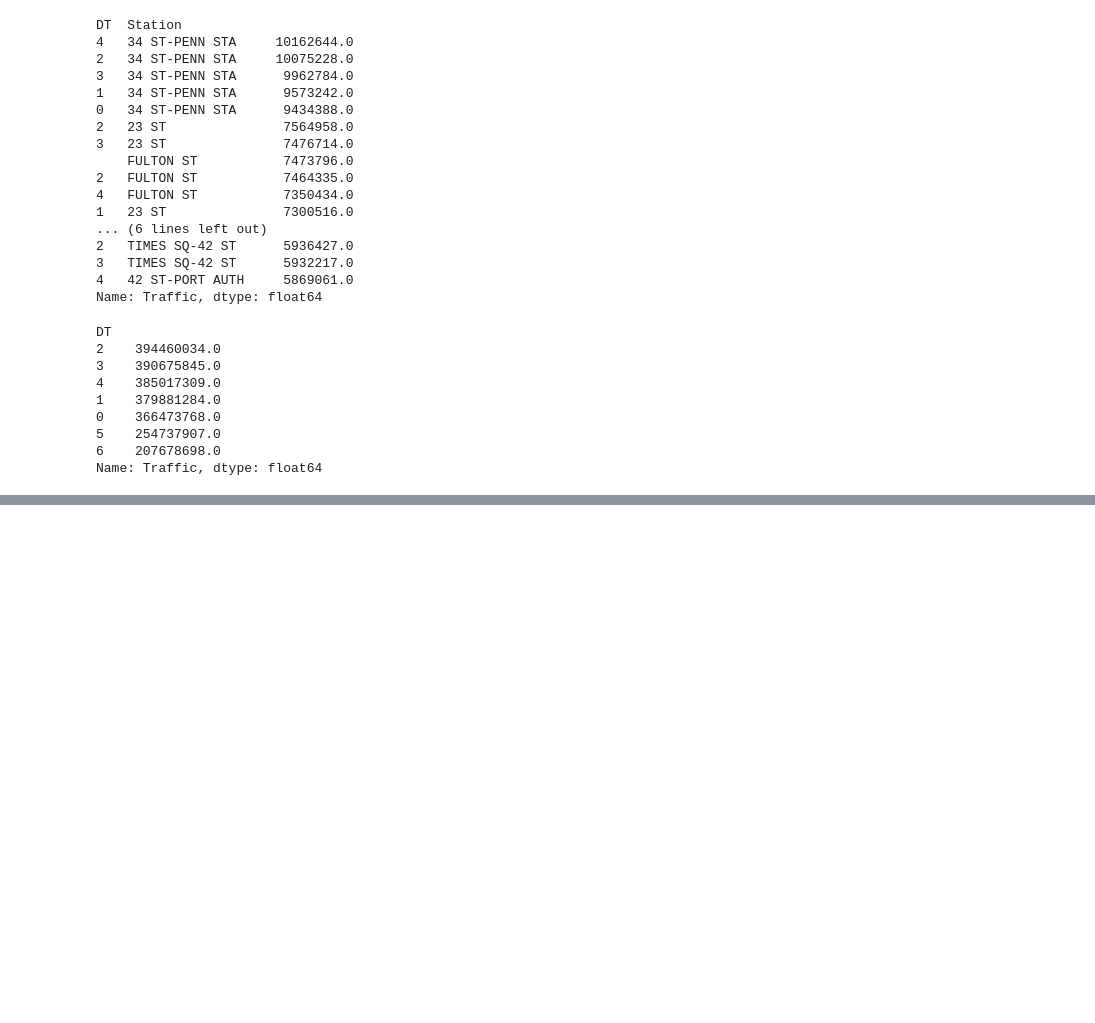
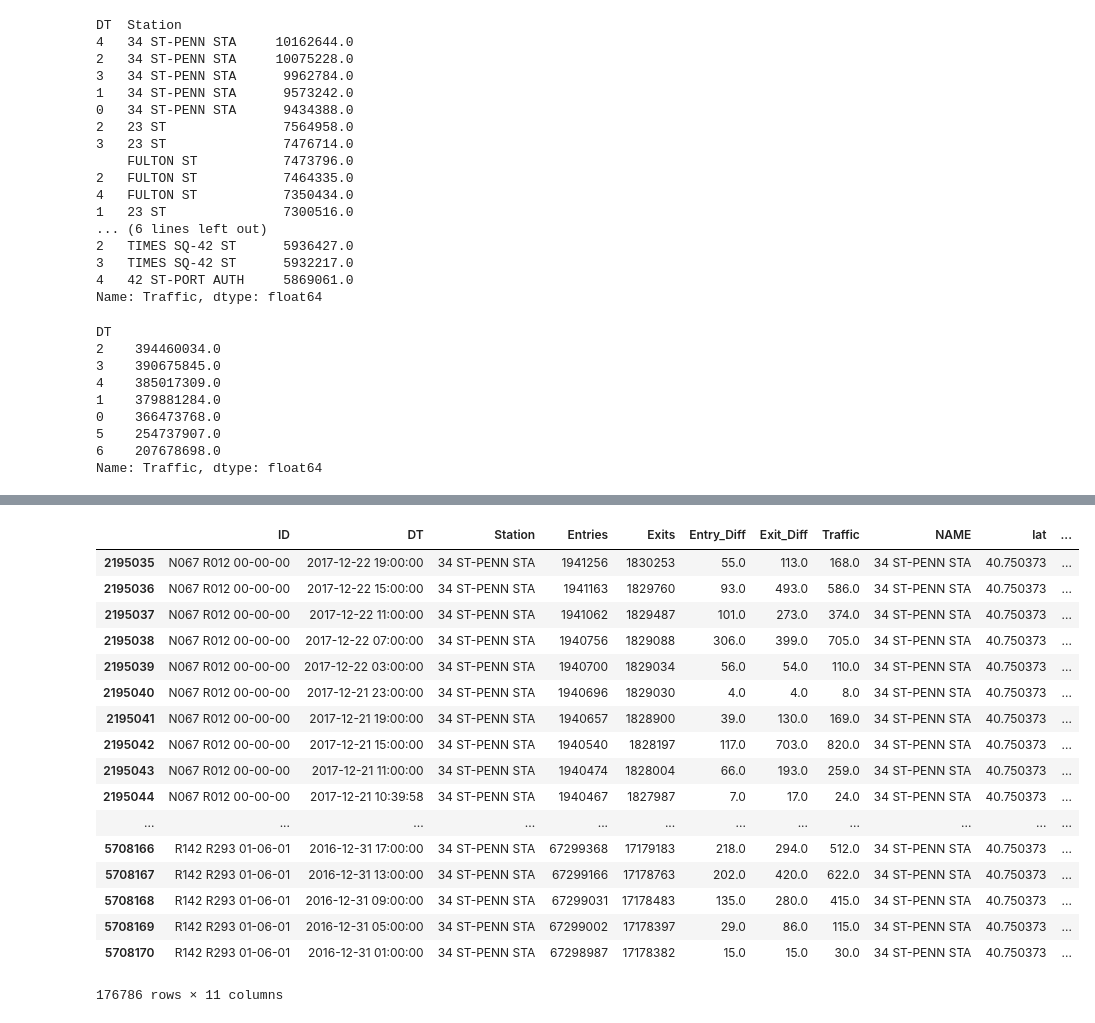
Before and after one commit to JNYH/projectbenson, a Jupyter notebook: eda_benson.ipynb, the cells around one changed output, grey strips where cells are left out. Saved outputs shown, nothing was run; the diff lists cells and outputs as text; code cells hidden in the pictures; blank space fills up the shorter version.

```diff
--- a/eda_benson.ipynb
+++ b/eda_benson.ipynb
@@ -218,3 +240,28 @@ DT
 5    254737907.0
 6    207678698.0
 Name: Traffic, dtype: float64
+# %%
+# Bringing in station coordinate data
+coords_df = pd.read_csv("/Users/kc/OneDrive/Projects/projectbenson/data/station_coordinates.csv", sep=',')
+
+coords_df = coords_df[["NAME", "lat", "lon"]]
+
+coords_df["NAME"].drop_duplicates(inplace=True)
+
+mapping = {"34th St - Penn Station" : "34 ST-PENN STA",
+          "Times Sq - 42nd St" : "TIMES SQ-42 ST",
+          "42nd St - Port Authority Bus Term" : "42 ST-PORT AUTH",
+          "Herald Sq - 34th St" : "34 ST-HERALD SQ",
+          "Grand Central - 42nd St" : "GRD CNTRL-42 ST",
+          "Union Sq - 14th St" : "14 ST-UNION SQ",
+          "Flushing - Main St" : "FLUSHING-MAIN",
+          "59th St - Columbus Circle" : "59 ST COLUMBUS",
+          "Atlantic Av - Barclay's Center" : "ATL AV-BARCLAY"}
+
+coords_df.replace({"NAME" : mapping}, inplace=True)
+
+coords_df["NAME"] = coords_df["NAME"].str.upper()
+
+coords_df["NAME"] = coords_df["NAME"].str.replace("(?<=\d)TH|(?<=\d)RD|(?<=\d)ND\b", "")
+
+coords_df.head()
@@ -220,0 +275,36 @@ Name: Traffic, dtype: float64
+# %%
+# Joining coordinate data with turnstile data
+full_df = df.merge(coords_df, how='left', left_on='Station', right_on='NAME')
+
+# full_df.rename(columns={"the_geom" : "coordinates",
+#                "NAME" : "Station2"})
+
+# Check if station names match
+# compare_list = list(full_df["NAME"])
+# top_20_stations = yearly_sum_station.index[:20].to_list()
+# for i in top_20_stations:
+#     if i not in compare_list:
+#         print(i)
+
+# 34 ST Penn
+full_df.loc[full_df["Station"] == "34 ST-PENN STA"]
+# full_df.loc[full_df["Station"] == "34 ST-PENN STA"]["lon"]
+# %% [output]
+|  | ID | DT | Station | Entries | Exits | Entry_Diff | Exit_Diff | Traffic | NAME | lat | ... |
+| 2195035 | N067 R012 00-00-00 | 2017-12-22 19:00:00 | 34 ST-PENN STA | 1941256 | 1830253 | 55.0 | 113.0 | 168.0 | 34 ST-PENN STA | 40.750373 | ... |
+| 2195036 | N067 R012 00-00-00 | 2017-12-22 15:00:00 | 34 ST-PENN STA | 1941163 | 1829760 | 93.0 | 493.0 | 586.0 | 34 ST-PENN STA | 40.750373 | ... |
+| 2195037 | N067 R012 00-00-00 | 2017-12-22 11:00:00 | 34 ST-PENN STA | 1941062 | 1829487 | 101.0 | 273.0 | 374.0 | 34 ST-PENN STA | 40.750373 | ... |
+| 2195038 | N067 R012 00-00-00 | 2017-12-22 07:00:00 | 34 ST-PENN STA | 1940756 | 1829088 | 306.0 | 399.0 | 705.0 | 34 ST-PENN STA | 40.750373 | ... |
+| 2195039 | N067 R012 00-00-00 | 2017-12-22 03:00:00 | 34 ST-PENN STA | 1940700 | 1829034 | 56.0 | 54.0 | 110.0 | 34 ST-PENN STA | 40.750373 | ... |
+| 2195040 | N067 R012 00-00-00 | 2017-12-21 23:00:00 | 34 ST-PENN STA | 1940696 | 1829030 | 4.0 | 4.0 | 8.0 | 34 ST-PENN STA | 40.750373 | ... |
+| 2195041 | N067 R012 00-00-00 | 2017-12-21 19:00:00 | 34 ST-PENN STA | 1940657 | 1828900 | 39.0 | 130.0 | 169.0 | 34 ST-PENN STA | 40.750373 | ... |
+| 2195042 | N067 R012 00-00-00 | 2017-12-21 15:00:00 | 34 ST-PENN STA | 1940540 | 1828197 | 117.0 | 703.0 | 820.0 | 34 ST-PENN STA | 40.750373 | ... |
+| 2195043 | N067 R012 00-00-00 | 2017-12-21 11:00:00 | 34 ST-PENN STA | 1940474 | 1828004 | 66.0 | 193.0 | 259.0 | 34 ST-PENN STA | 40.750373 | ... |
+| 2195044 | N067 R012 00-00-00 | 2017-12-21 10:39:58 | 34 ST-PENN STA | 1940467 | 1827987 | 7.0 | 17.0 | 24.0 | 34 ST-PENN STA | 40.750373 | ... |
+| ... | ... | ... | ... | ... | ... | ... | ... | ... | ... | ... | ... |
+| 5708166 | R142 R293 01-06-01 | 2016-12-31 17:00:00 | 34 ST-PENN STA | 67299368 | 17179183 | 218.0 | 294.0 | 512.0 | 34 ST-PENN STA | 40.750373 | ... |
+| 5708167 | R142 R293 01-06-01 | 2016-12-31 13:00:00 | 34 ST-PENN STA | 67299166 | 17178763 | 202.0 | 420.0 | 622.0 | 34 ST-PENN STA | 40.750373 | ... |
+| 5708168 | R142 R293 01-06-01 | 2016-12-31 09:00:00 | 34 ST-PENN STA | 67299031 | 17178483 | 135.0 | 280.0 | 415.0 | 34 ST-PENN STA | 40.750373 | ... |
+| 5708169 | R142 R293 01-06-01 | 2016-12-31 05:00:00 | 34 ST-PENN STA | 67299002 | 17178397 | 29.0 | 86.0 | 115.0 | 34 ST-PENN STA | 40.750373 | ... |
+| 5708170 | R142 R293 01-06-01 | 2016-12-31 01:00:00 | 34 ST-PENN STA | 67298987 | 17178382 | 15.0 | 15.0 | 30.0 | 34 ST-PENN STA | 40.750373 | ... |
+176786 rows × 11 columns
```
Also changed, not shown: parts of 8 cells of this notebook, 3 other files.
